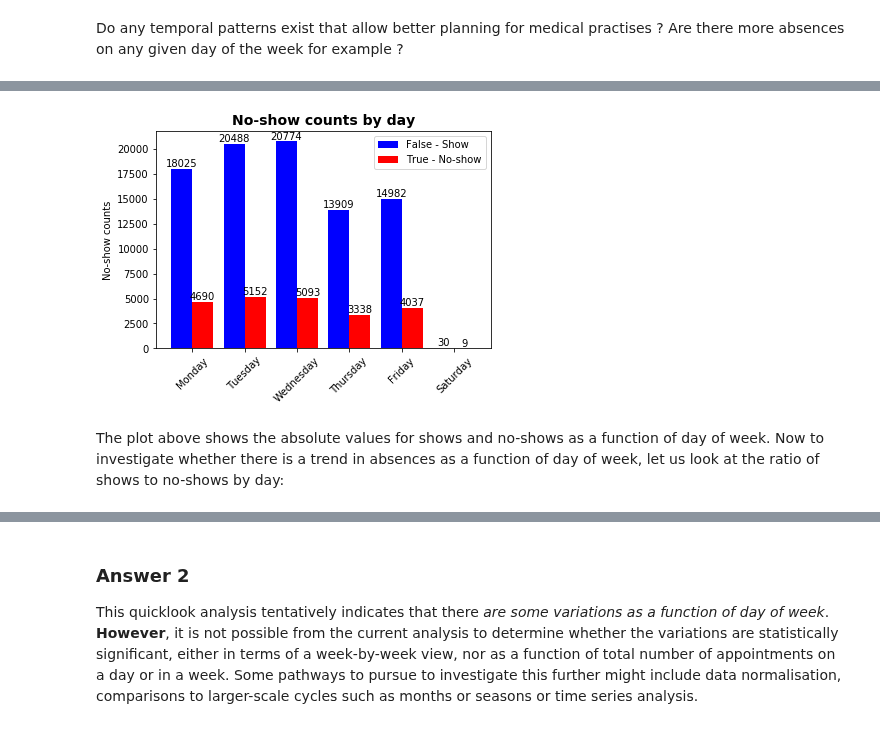
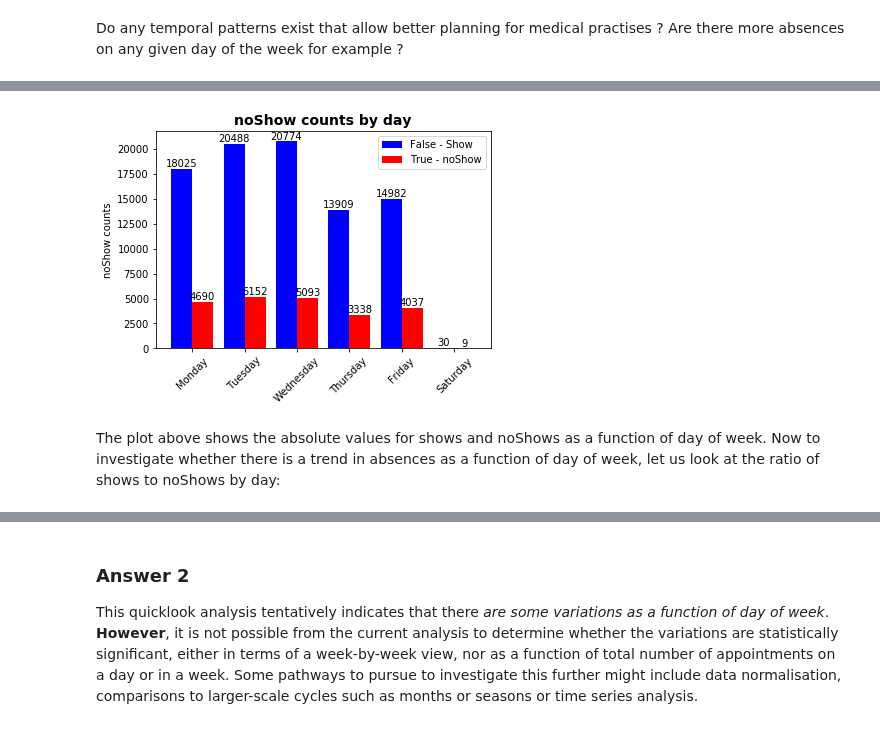
Before and after one commit to Zabamund/datasci-nano, a Jupyter notebook: inv-dataset/noshow.ipynb, the cells around one changed output, grey strips where cells are left out. Saved outputs shown, nothing was run; the diff lists cells and outputs as text; code cells hidden in the pictures.

```diff
--- a/inv-dataset/noshow.ipynb
+++ b/inv-dataset/noshow.ipynb
@@ -485,38 +485,38 @@ ind = np.arange(N)  # the x locations for the groups
 width = 0.4       # the width of the bars
 
 fig, ax = plt.subplots()
 # here the values are hard coded because there are only 6, and example with a function is shown below
 day_false_counts = (18025, 20488, 20774, 13909, 14982, 30)
 records1 = ax.bar(ind, day_false_counts, width, color='blue')
 
 # here the values are hard coded because there are only 6, and example with a function is shown below
 day_true_counts = (4690, 5152, 5093, 3338, 4037, 9)
 records2 = ax.bar(ind + width, day_true_counts, width, color='red')
 
 # add some text for labels, title and axes ticks
-ax.set_title('No-show counts by day', fontsize=14, fontweight='bold')
-ax.set_ylabel('No-show counts')
+ax.set_title('noShow counts by day', fontsize=14, fontweight='bold')
+ax.set_ylabel('noShow counts')
 ax.set_xticks(ind + width / 2)
 ax.set_xticklabels(('Monday', 'Tuesday', 'Wednesday', 'Thursday', 'Friday', 'Saturday'), rotation=45)
-ax.legend((records1[0], records2[0]), ('False - Show', 'True - No-show'))
+ax.legend((records1[0], records2[0]), ('False - Show', 'True - noShow'))
 
 def autolabel(records):
     """
     Attach a text label above each bar displaying its height
     """
     for record in records:
         height = record.get_height()
         ax.text(record.get_x() + record.get_width()/2., 1*height,
                 '%d' % int(height),
                 ha='center', va='bottom')
 
 autolabel(records1)
 autolabel(records2)
 
 plt.show()
 # %% [output]
-[figure, old version]
+[figure, new version]
 # %% [markdown]
-The plot above shows the absolute values for shows and no-shows as a function of day of week.
-Now to investigate whether there is a trend in absences as a function of day of week, let us look at the ratio of shows to no-shows by day:
+The plot above shows the absolute values for shows and noShows as a function of day of week.
+Now to investigate whether there is a trend in absences as a function of day of week, let us look at the ratio of shows to noShows by day:
 # %%
```
Also changed, not shown: parts of 23 cells of this notebook.
